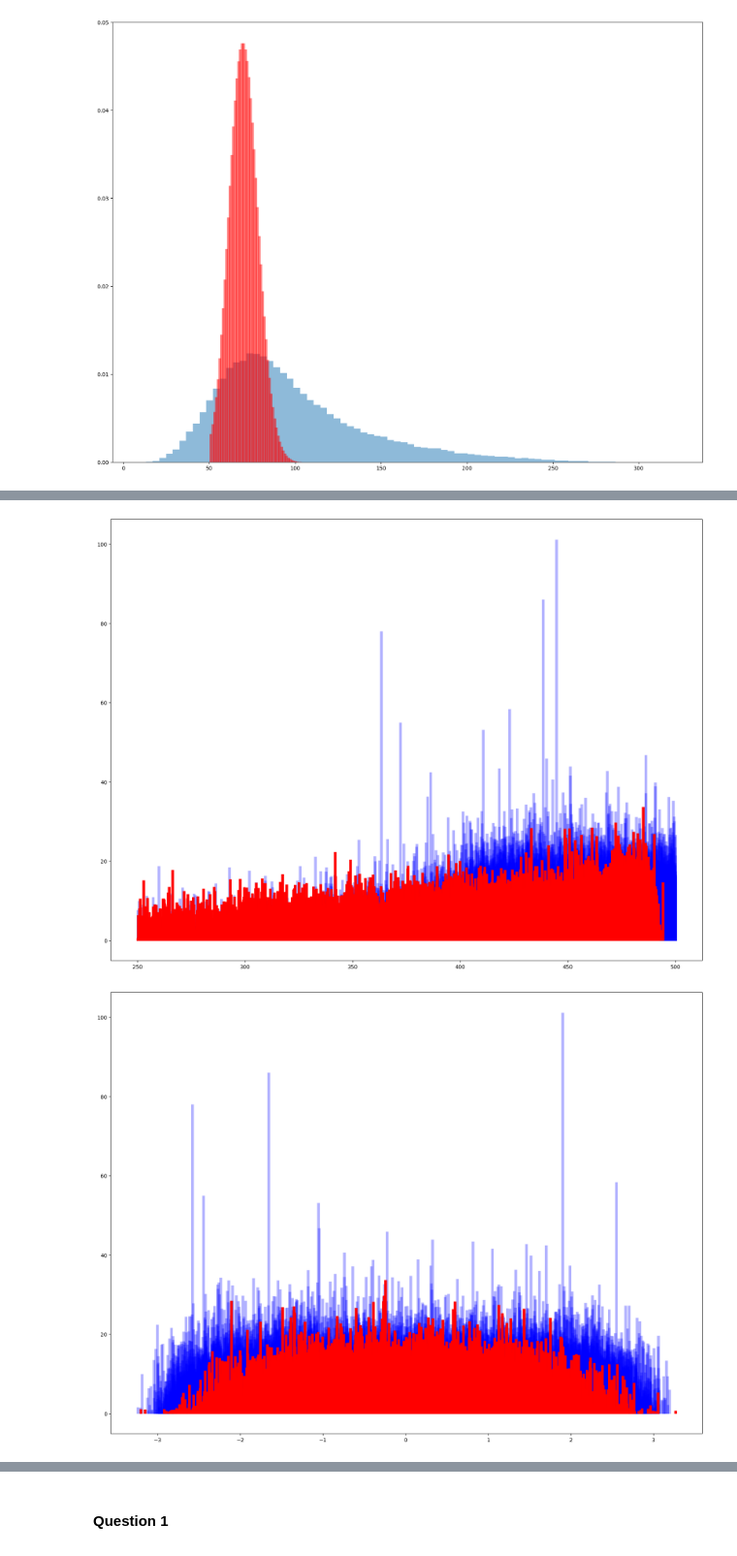
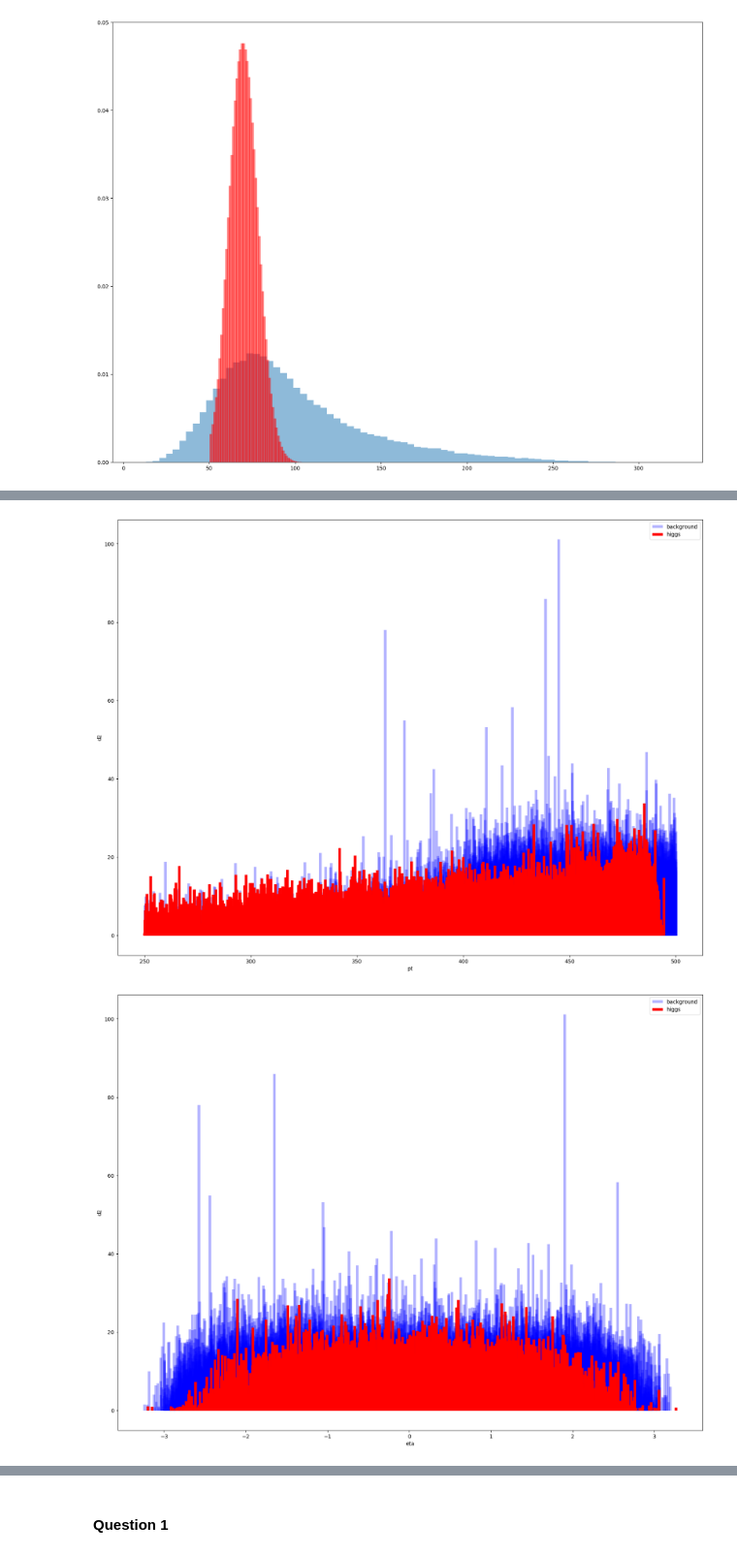
Before and after one commit to AurelianoLZA/Phys_434, a Jupyter notebook: Lab 5.ipynb, the cells around one changed output, grey strips where cells are left out. Shown at 97% size. Saved outputs shown, nothing was run; the diff lists cells and outputs as text; code cells hidden in the pictures.

```diff
--- a/Lab 5.ipynb
+++ b/Lab 5.ipynb
@@ -112,20 +111,26 @@ plt.show()
 fig, ax1 = plt.subplots(1, 1)
 start = 0
 end = 100000
-ax1.vlines(bcg['pt'], 0, bcg['d2'], colors='b', linestyles='-', lw=5, alpha = 0.3)
-ax1.vlines(higgs['pt'], 0, higgs['d2'], colors='r', linestyles='-', lw=5)
+ax1.vlines(bcg['pt'], 0, bcg['d2'], colors='b', linestyles='-', lw=5, alpha = 0.3,label="background")
+ax1.vlines(higgs['pt'], 0, higgs['d2'], colors='r', linestyles='-', lw=5,label="higgs")
+ax1.set_xlabel("pt")
+ax1.set_ylabel("d2")
+ax1.legend()
 plt.show()
 # %% [output]
-[figure, old version]
+[figure, new version]
 # %%
 fig, ax1 = plt.subplots(1, 1)
 start = 0
 end = 100000
-ax1.vlines(bcg['eta'], 0, bcg['d2'], colors='b', linestyles='-', lw=5, alpha = 0.3)
-ax1.vlines(higgs['eta'], 0, higgs['d2'], colors='r', linestyles='-', lw=5)
+ax1.vlines(bcg['eta'], 0, bcg['d2'], colors='b', linestyles='-', lw=5, alpha = 0.3,label="background")
+ax1.vlines(higgs['eta'], 0, higgs['d2'], colors='r', linestyles='-', lw=5,label="higgs")
+ax1.set_xlabel("eta")
+ax1.set_ylabel("d2")
+ax1.legend()
 plt.show()
 # %% [output]
-[figure, old version]
+[figure, new version]
 # %%
 fig, ax1 = plt.subplots(1, 1)
 start = 0
```
Also changed, not shown: parts of 33 cells of this notebook.
